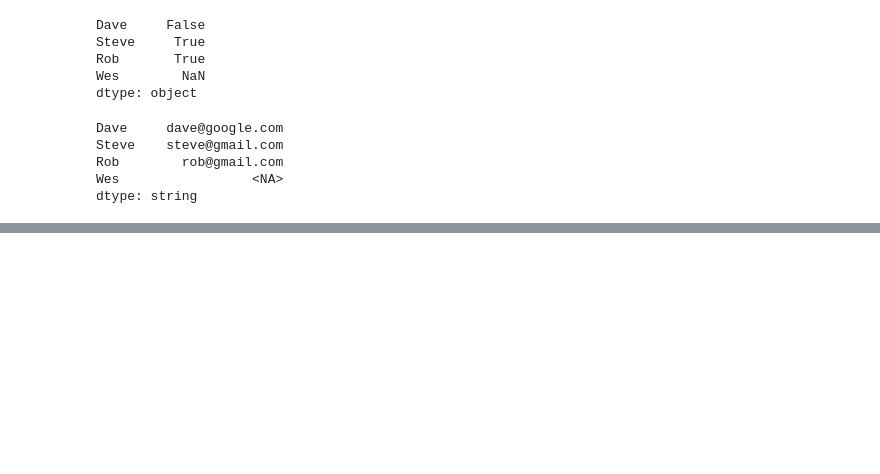
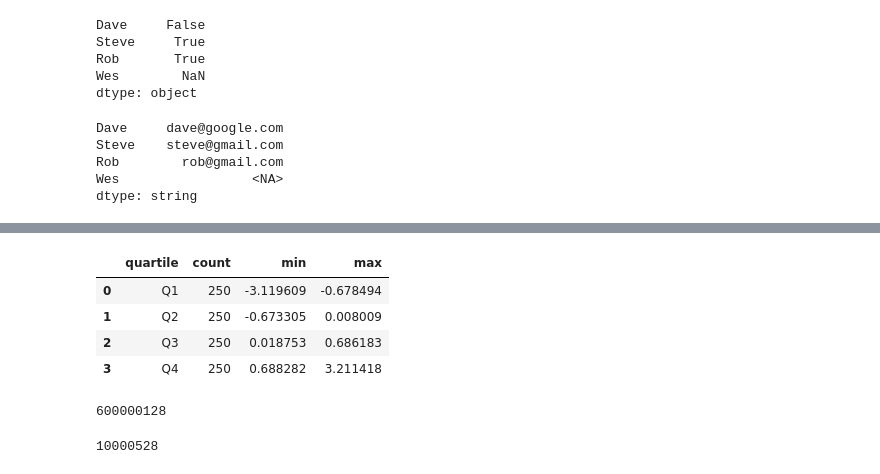
Before and after one commit to scottzig/pandas-mckinney, a Jupyter notebook: chapter_7.ipynb, the cells around one changed output, grey strips where cells are left out. Saved outputs shown, nothing was run; the diff lists cells and outputs as text; code cells hidden in the pictures; blank space fills up the shorter version.

```diff
--- a/chapter_7.ipynb
+++ b/chapter_7.ipynb
@@ -262,0 +373,5 @@ dtype: string
+# %%
+# Bin data using qcut to return a categorical datatype
+rng = np.random.default_rng(seed=12345)
+draws = rng.standard_normal(1000)
+draws[:10]
@@ -262,0 +389,4 @@ dtype: string
+# %%
+# Label the quartiles
+bins = pd.qcut(draws, 4, labels=['Q1','Q2','Q3','Q4'])
+bins
@@ -262,0 +397,4 @@ dtype: string
+# %%
+# Extract summary statistics from the quartiles:
+bins = pd.Series(bins, name='quartile')
+bins
@@ -262,0 +415,12 @@ dtype: string
+# %%
+results = (pd.Series(draws)
+           .groupby(bins)
+           .agg(['count','min','max'])
+           .reset_index())
+results
+# %% [output]
+|  | quartile | count | min | max |
+| 0 | Q1 | 250 | -3.119609 | -0.678494 |
+| 1 | Q2 | 250 | -0.673305 | 0.008009 |
+| 2 | Q3 | 250 | 0.018753 | 0.686183 |
+| 3 | Q4 | 250 | 0.688282 | 3.211418 |
@@ -262,0 +433,9 @@ dtype: string
+# %%
+# Check memory usage on labels vs categories
+labels.memory_usage(deep=True)
+# %% [output]
+600000128
+# %%
+categories.memory_usage(deep=True)
+# %% [output]
+10000528
```
Also changed, not shown: parts of 31 cells of this notebook.
